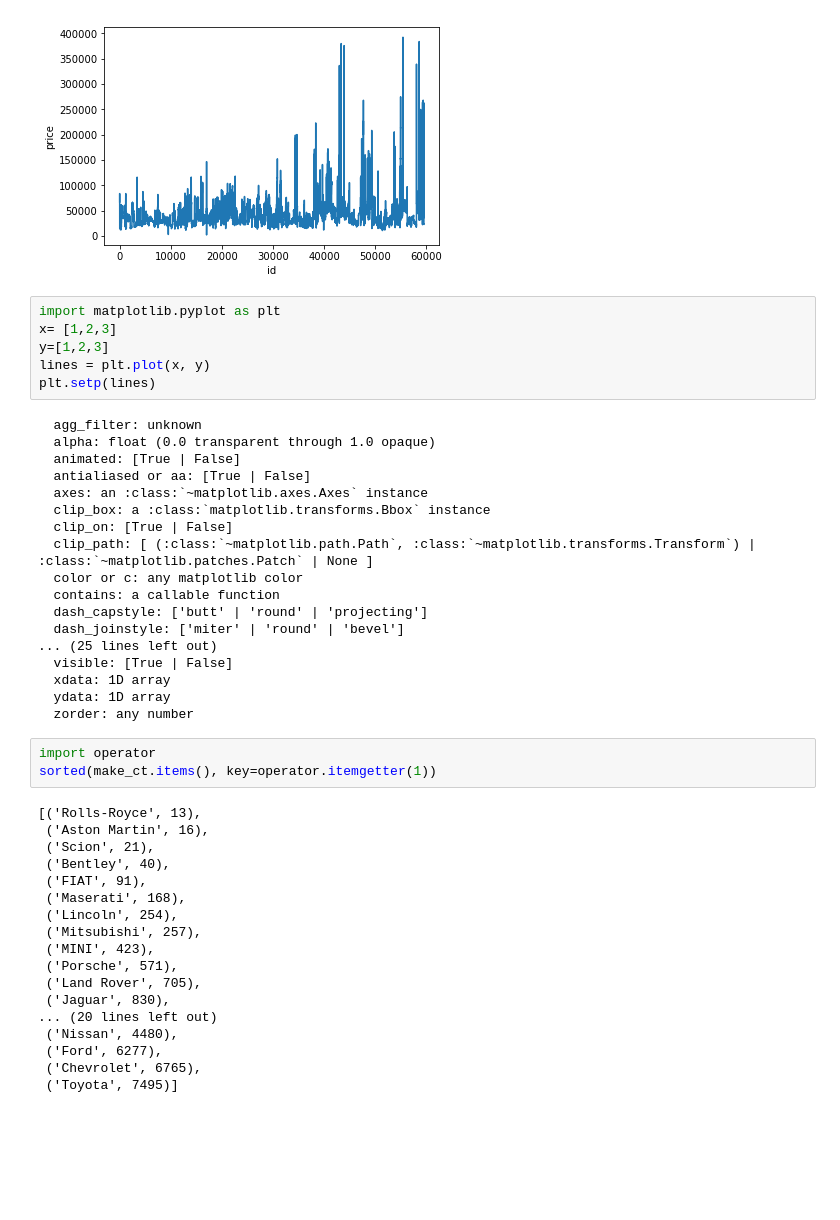
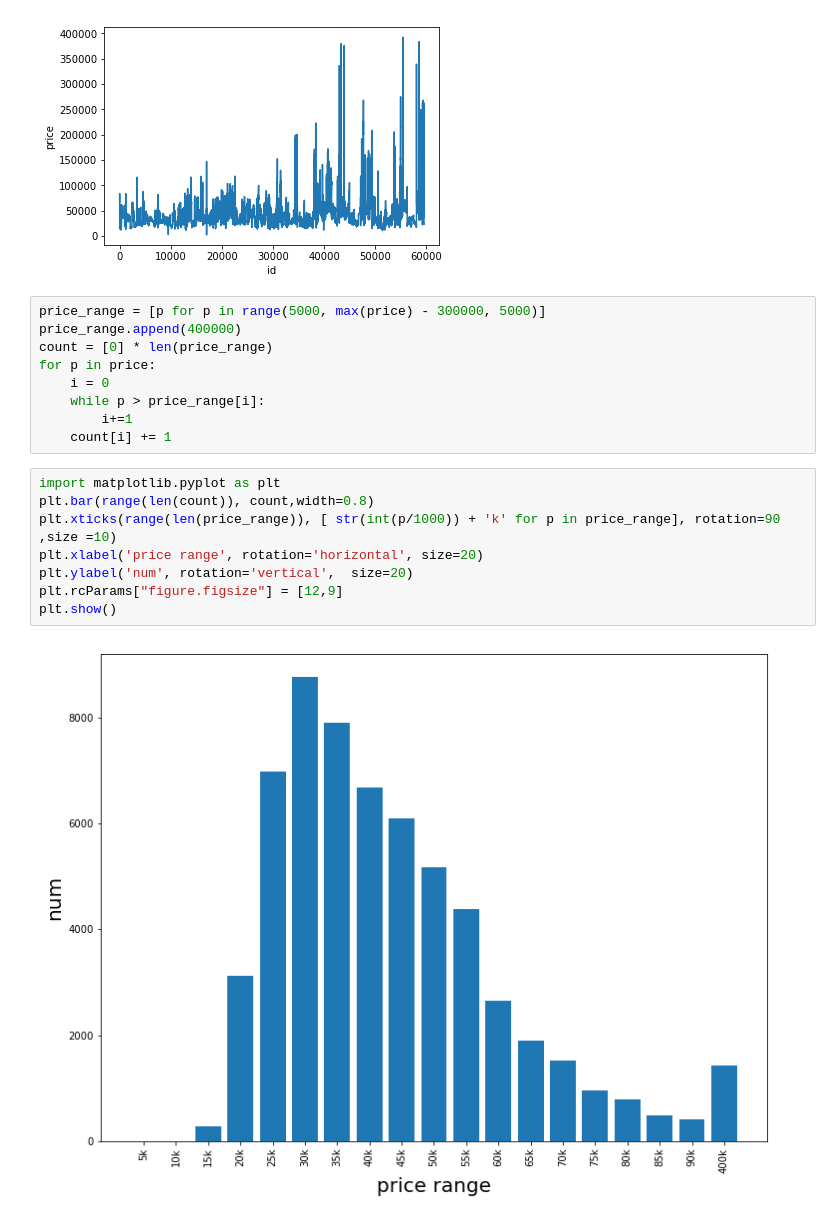
Before and after one commit to NoPointExc/cars.com, a Jupyter notebook: fig.ipynb, the cells around one changed output. Drawn from its saved outputs; the diff is of its cells as text; blank space fills up the shorter version.

Commit message:
ploat price range

```diff
--- a/fig.ipynb
+++ b/fig.ipynb
@@ -51,48 +64,22 @@ plt.xlabel('id')
 plt.show()
 # %% [output]
 [figure]
-# %%
-import matplotlib.pyplot as plt
-x= [1,2,3]
-y=[1,2,3]
-lines = plt.plot(x, y)
-plt.setp(lines)
-# %% [output]
-  agg_filter: unknown
-  alpha: float (0.0 transparent through 1.0 opaque)
-  animated: [True | False]
-  antialiased or aa: [True | False]
-  axes: an :class:`~matplotlib.axes.Axes` instance
-  clip_box: a :class:`matplotlib.transforms.Bbox` instance
-  clip_on: [True | False]
-  clip_path: [ (:class:`~matplotlib.path.Path`, :class:`~matplotlib.transforms.Transform`) | :class:`~matplotlib.patches.Patch` | None ]
-  color or c: any matplotlib color
-  contains: a callable function
-  dash_capstyle: ['butt' | 'round' | 'projecting']
-  dash_joinstyle: ['miter' | 'round' | 'bevel']
-... (25 lines left out)
-  visible: [True | False]
-  xdata: 1D array
-  ydata: 1D array
-  zorder: any number
-# %%
-import operator
-sorted(make_ct.items(), key=operator.itemgetter(1))
-# %% [output]
-[('Rolls-Royce', 13),
- ('Aston Martin', 16),
- ('Scion', 21),
- ('Bentley', 40),
- ('FIAT', 91),
- ('Maserati', 168),
- ('Lincoln', 254),
- ('Mitsubishi', 257),
- ('MINI', 423),
- ('Porsche', 571),
- ('Land Rover', 705),
- ('Jaguar', 830),
-... (20 lines left out)
- ('Nissan', 4480),
- ('Ford', 6277),
- ('Chevrolet', 6765),
- ('Toyota', 7495)]
+# %%
+price_range = [p for p in range(5000, max(price) - 300000, 5000)]
+price_range.append(400000)
+count = [0] * len(price_range)
+for p in price:
+    i = 0
+    while p > price_range[i]:
+        i+=1
+    count[i] += 1
+# %%
+import matplotlib.pyplot as plt
+plt.bar(range(len(count)), count,width=0.8)
+plt.xticks(range(len(price_range)), [ str(int(p/1000)) + 'k' for p in price_range], rotation=90 ,size =10)
+plt.xlabel('price range', rotation='horizontal', size=20)
+plt.ylabel('num', rotation='vertical',  size=20)
+plt.rcParams["figure.figsize"] = [12,9]
+plt.show()
+# %% [output]
+[figure, added]
```
Also changed, not shown: parts of 3 cells of this notebook.
